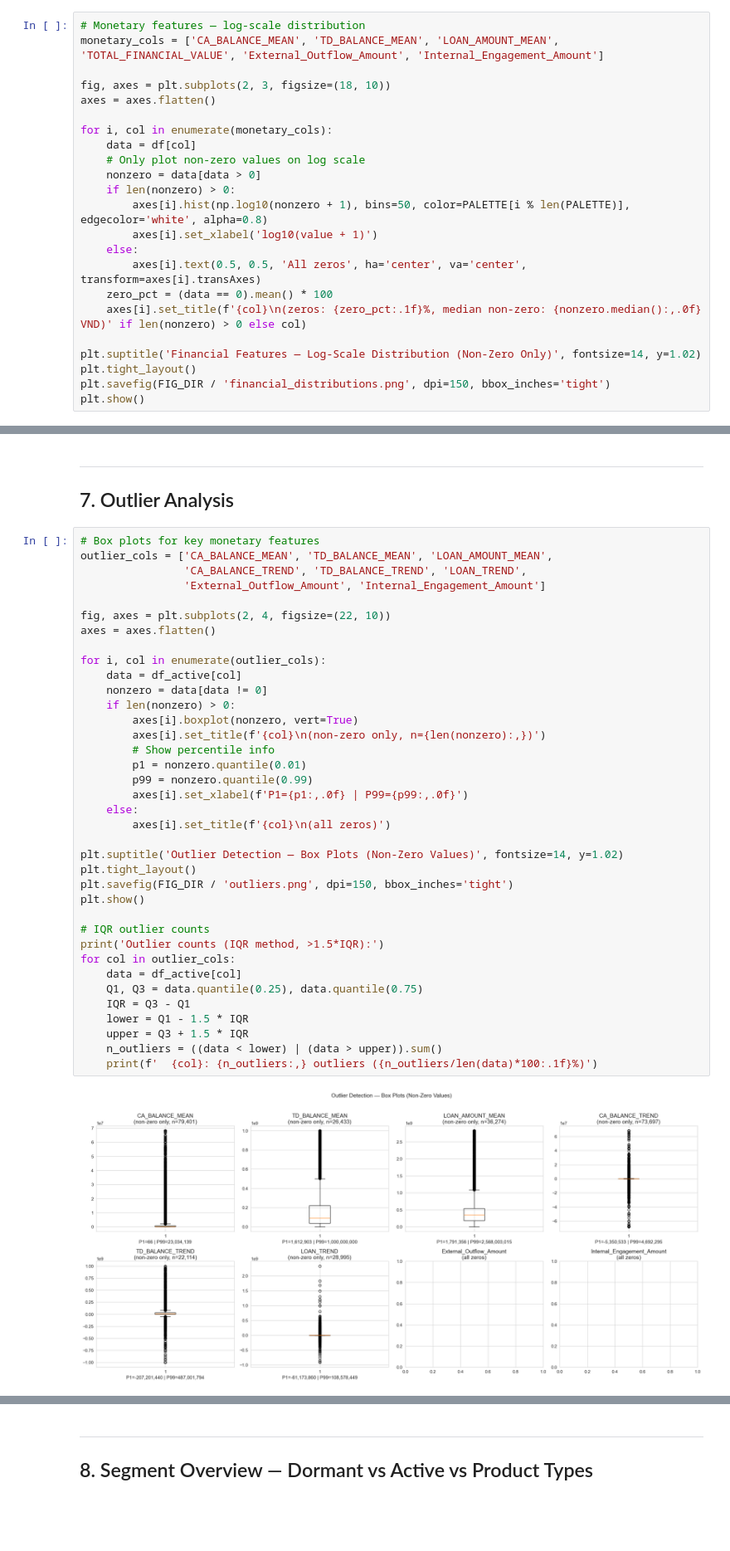
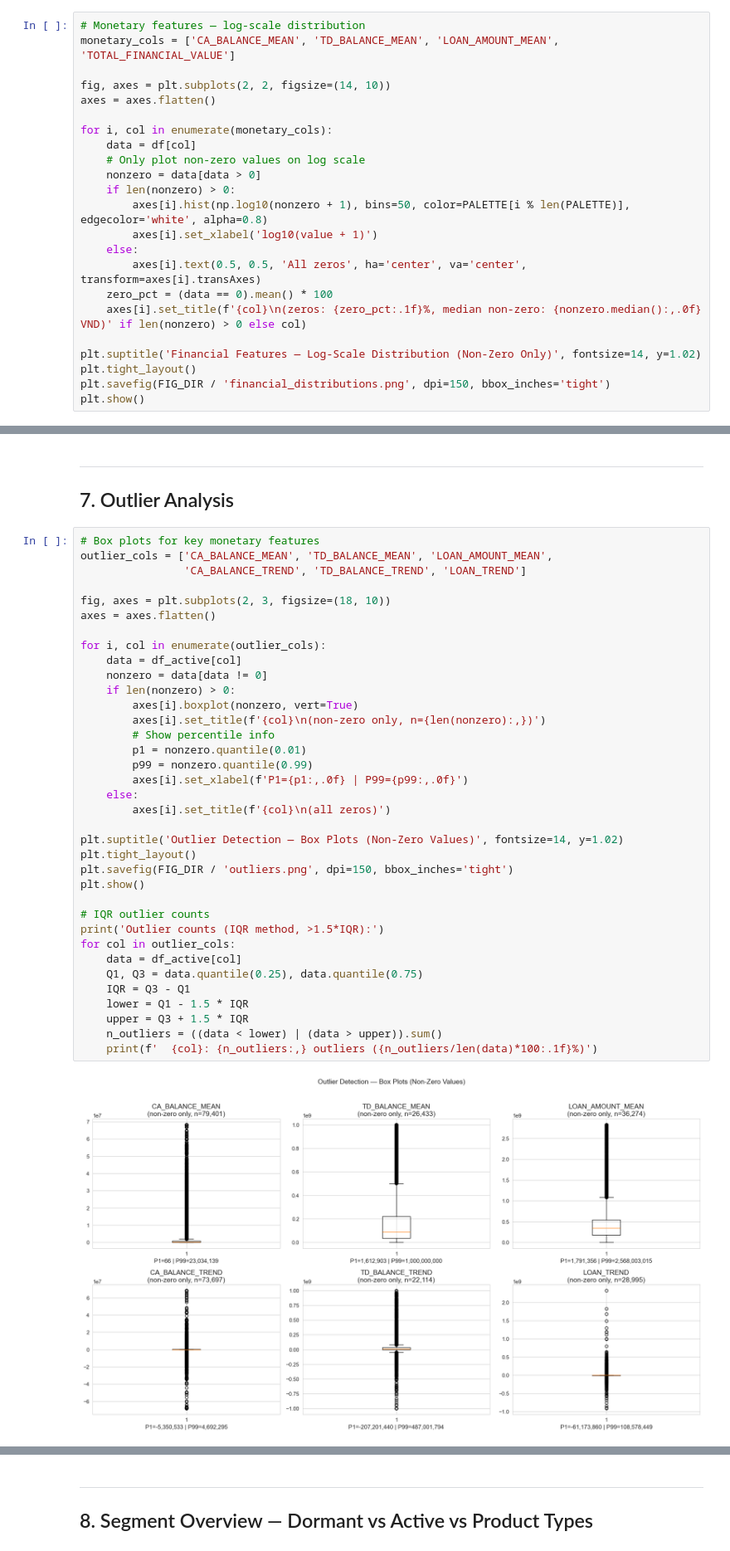
Before and after one commit to tranduclap1/gcon, a Jupyter notebook: Cluster_nonIB/02_nonib_eda.ipynb, the cells around one changed output, grey strips where cells are left out. Shown at 83% size. Cells and saved outputs as stored; diff of their text form; blank space fills up the shorter version.

```diff
--- a/Cluster_nonIB/02_nonib_eda.ipynb
+++ b/Cluster_nonIB/02_nonib_eda.ipynb
@@ -171,9 +170,9 @@ plt.show()
 ## 3. Univariate Analysis — Financial Features
 # %%
 # Monetary features — log-scale distribution
-monetary_cols = ['CA_BALANCE_MEAN', 'TD_BALANCE_MEAN', 'LOAN_AMOUNT_MEAN', 'TOTAL_FINANCIAL_VALUE', 'External_Outflow_Amount', 'Internal_Engagement_Amount']
+monetary_cols = ['CA_BALANCE_MEAN', 'TD_BALANCE_MEAN', 'LOAN_AMOUNT_MEAN', 'TOTAL_FINANCIAL_VALUE']
 
-fig, axes = plt.subplots(2, 3, figsize=(18, 10))
+fig, axes = plt.subplots(2, 2, figsize=(14, 10))
 axes = axes.flatten()
 
 for i, col in enumerate(monetary_cols):
@@ -399,42 +398,41 @@ Active customers: 102,430
 # %%
 # Box plots for key monetary features
 outlier_cols = ['CA_BALANCE_MEAN', 'TD_BALANCE_MEAN', 'LOAN_AMOUNT_MEAN',
-                'CA_BALANCE_TREND', 'TD_BALANCE_TREND', 'LOAN_TREND',
-                'External_Outflow_Amount', 'Internal_Engagement_Amount']
+                'CA_BALANCE_TREND', 'TD_BALANCE_TREND', 'LOAN_TREND']
 
-fig, axes = plt.subplots(2, 4, figsize=(22, 10))
+fig, axes = plt.subplots(2, 3, figsize=(18, 10))
 axes = axes.flatten()
 
 for i, col in enumerate(outlier_cols):
     data = df_active[col]
     nonzero = data[data != 0]
     if len(nonzero) > 0:
         axes[i].boxplot(nonzero, vert=True)
         axes[i].set_title(f'{col}\n(non-zero only, n={len(nonzero):,})')
         # Show percentile info
         p1 = nonzero.quantile(0.01)
         p99 = nonzero.quantile(0.99)
         axes[i].set_xlabel(f'P1={p1:,.0f} | P99={p99:,.0f}')
     else:
         axes[i].set_title(f'{col}\n(all zeros)')
 
 plt.suptitle('Outlier Detection — Box Plots (Non-Zero Values)', fontsize=14, y=1.02)
 plt.tight_layout()
 plt.savefig(FIG_DIR / 'outliers.png', dpi=150, bbox_inches='tight')
 plt.show()
 
 # IQR outlier counts
 print('Outlier counts (IQR method, >1.5*IQR):')
 for col in outlier_cols:
     data = df_active[col]
     Q1, Q3 = data.quantile(0.25), data.quantile(0.75)
     IQR = Q3 - Q1
     lower = Q1 - 1.5 * IQR
     upper = Q3 + 1.5 * IQR
     n_outliers = ((data < lower) | (data > upper)).sum()
     print(f'  {col}: {n_outliers:,} outliers ({n_outliers/len(data)*100:.1f}%)')
 # %% [output]
-[figure, old version]
+[figure, new version]
 Outlier counts (IQR method, >1.5*IQR):
   CA_BALANCE_MEAN: 12,840 outliers (12.5%)
   TD_BALANCE_MEAN: 24,156 outliers (23.6%)
```
Also changed, not shown: parts of 5 cells of this notebook, 7 other files.
